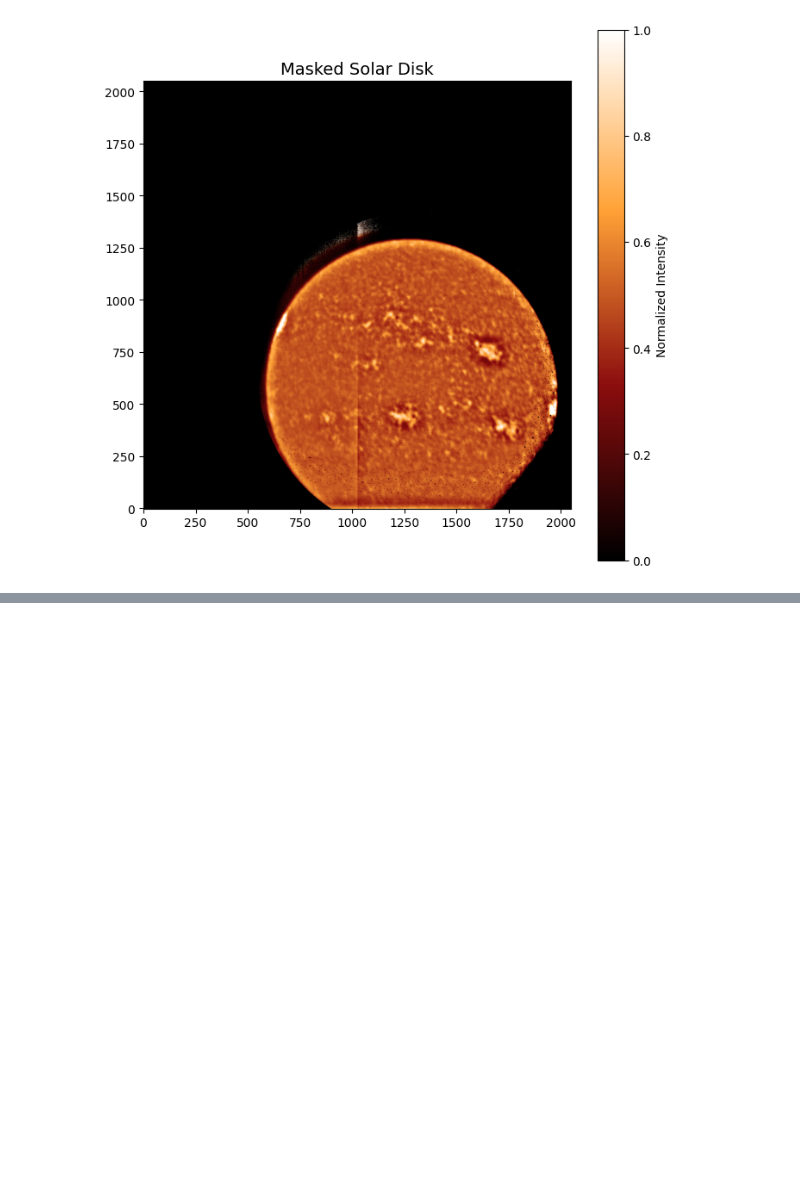
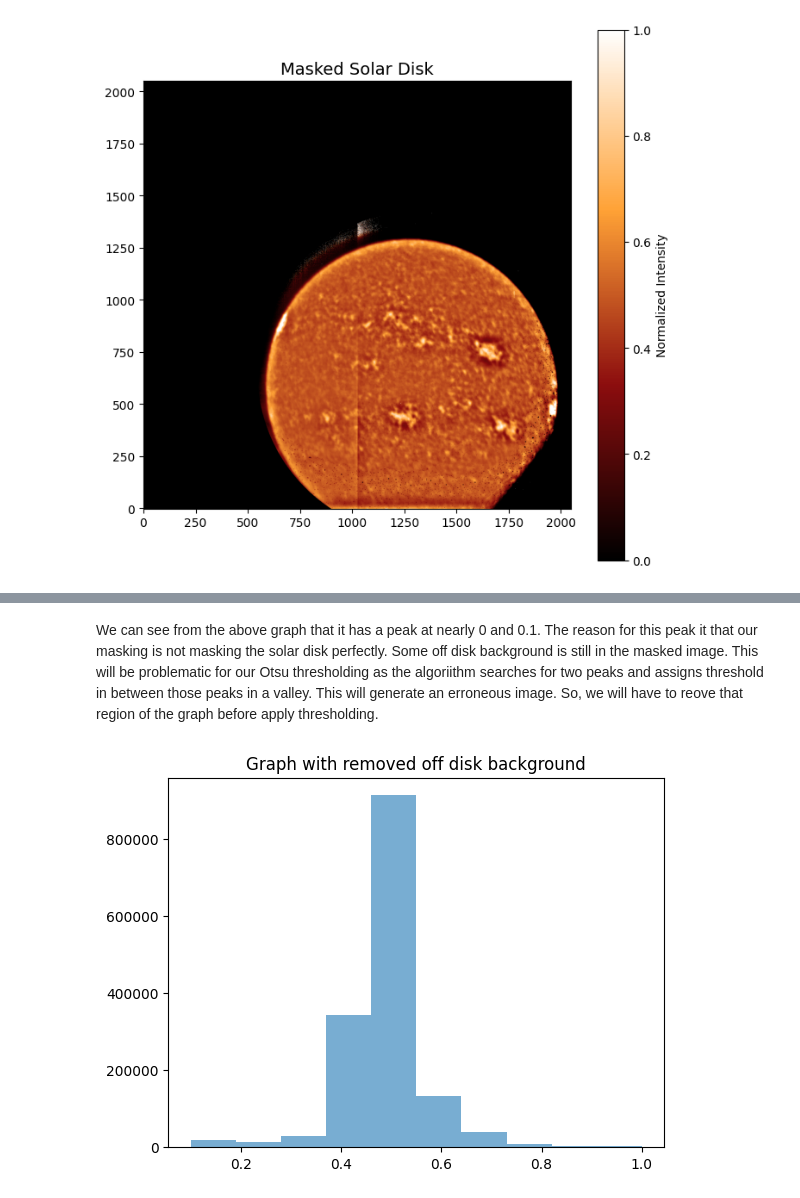
Before and after one commit to BhavyaPurohit9/ISA-Project, a Jupyter notebook: Part1_Project_clean.ipynb, the cells around one changed output, grey strips where cells are left out. Cells and saved outputs as stored; diff of their text form; code cells hidden in the pictures; blank space fills up the shorter version.

```diff
--- a/Part1_Project_clean.ipynb
+++ b/Part1_Project_clean.ipynb
@@ -146,0 +160,10 @@ plt.show()
+# %% [markdown]
+We can see from the above graph that it has a peak at  nearly 0 and 0.1. The reason for this peak it that our masking is not masking the solar disk perfectly. Some off disk background is still in the masked image. This will be problematic for our Otsu thresholding as the algoriithm searches for two peaks and assigns threshold in between those peaks in a valley. This will generate an erroneous image. So, we will have to reove that region of the graph before apply thresholding.
+# %%
+# Fixing the off disk background in the masked image:
+sun_pixels_filtered = sun_pixels_only[sun_pixels_only>0.1]
+plt.hist(sun_pixels_filtered, alpha=0.6)
+plt.title('Graph with removed off disk background')
+plt.show()
+# %% [output]
+[figure, added]
```
Also changed, not shown: parts of 27 cells of this notebook.
